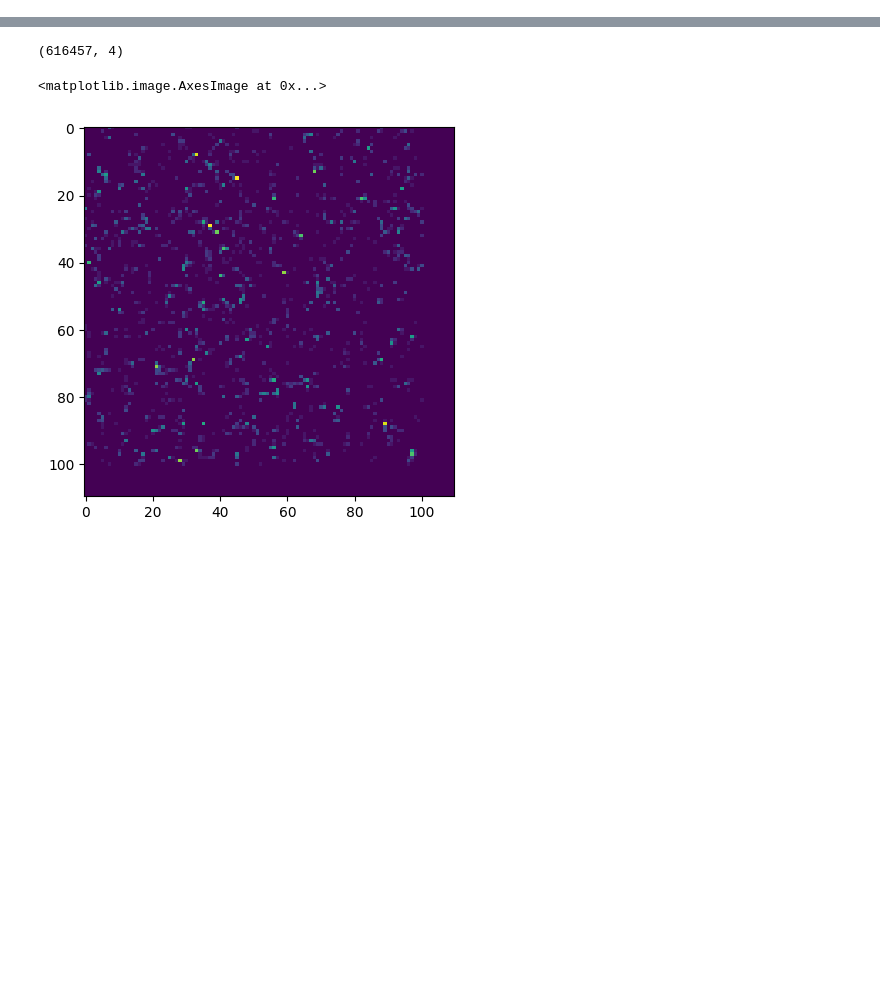
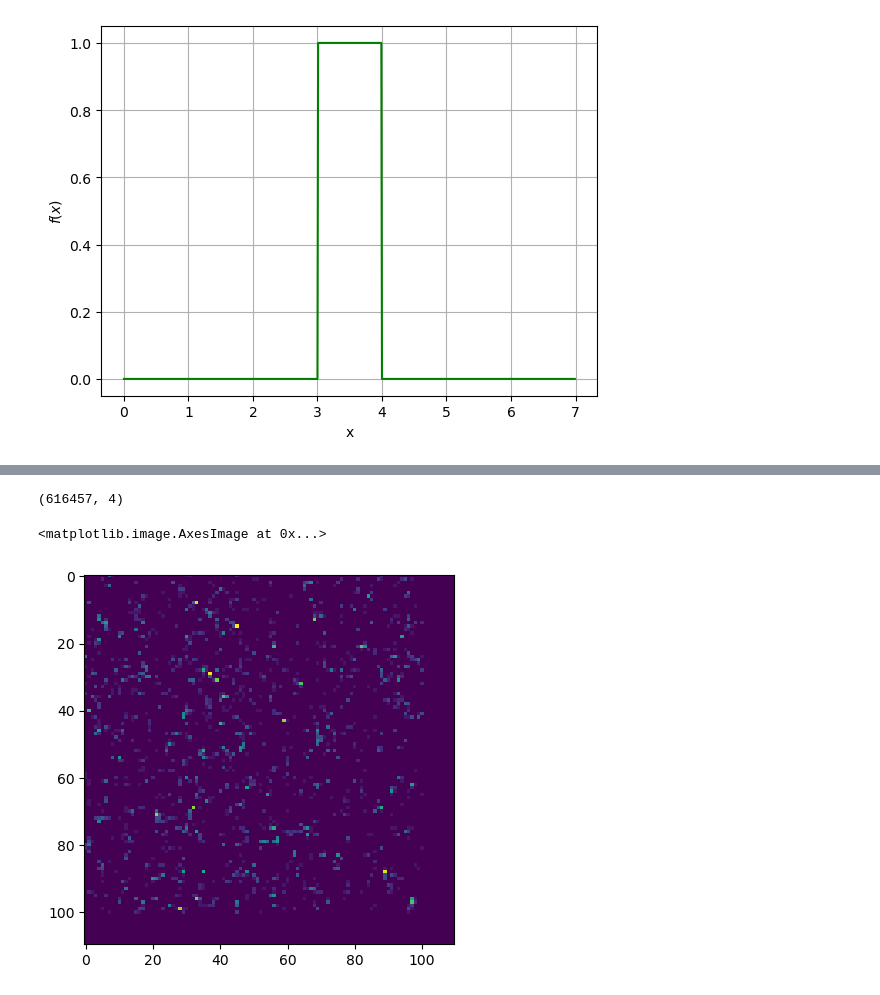
Before and after one commit to xlxnsxzpxtx/Metodos_cosmo, a Jupyter notebook: Practica_3/Practica_3.ipynb, the cells around one changed output, grey strips where cells are left out. Drawn from its saved outputs; the diff is of its cells as text; code cells hidden in the pictures; blank space fills up the shorter version.

```diff
--- a/Practica_3/Practica_3.ipynb
+++ b/Practica_3/Practica_3.ipynb
@@ -5,0 +47,10 @@ import itertools
+# %%
+# now we check if the inverse of the Fourier transform
+inv_f =fft.ifft(Trans_f)
+# and the plot it
+plt.plot(x, inv_f, color='green')
+plt.xlabel('x')
+plt.ylabel('$f(x)$')
+plt.grid()
+# %% [output]
+[figure, added]
```
Also changed, not shown: parts of 16 cells of this notebook, 4 other files.
